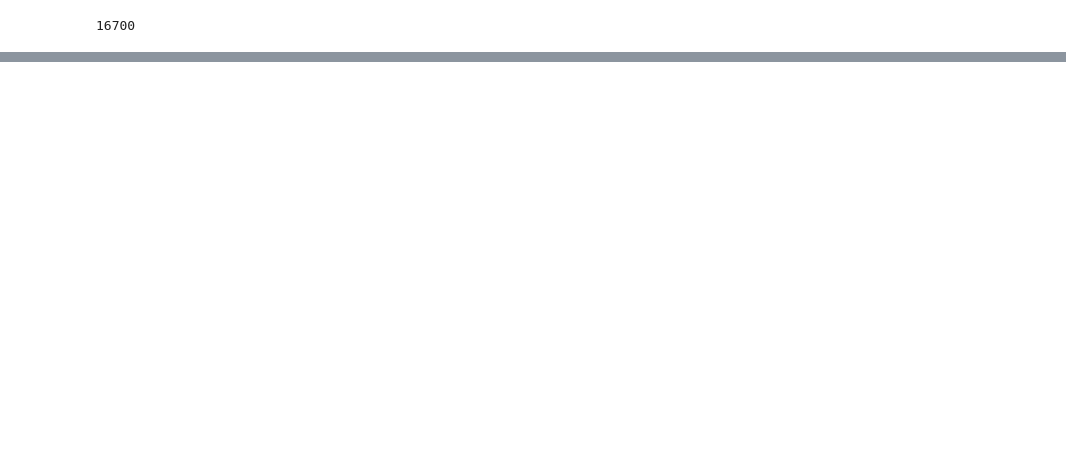
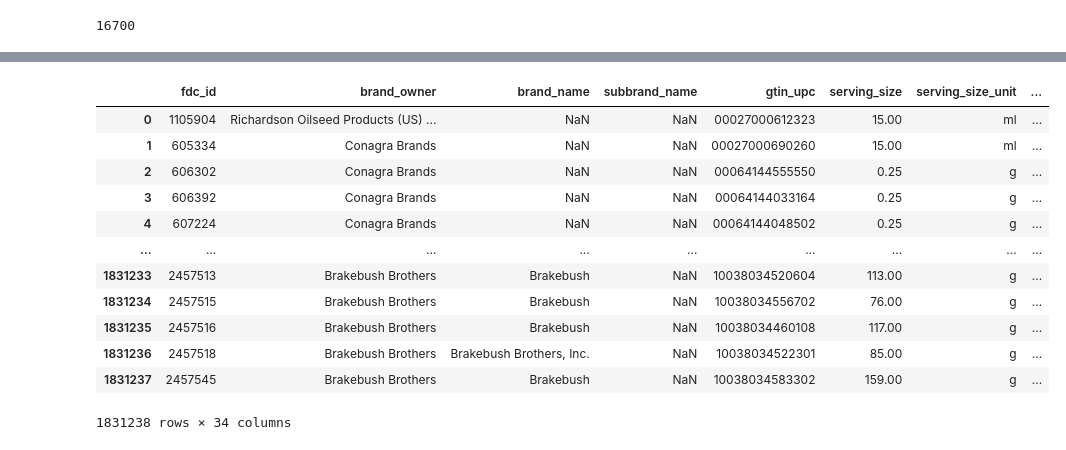
Before and after one commit to alexander-jensen/FDA-Data-Analysis, a Jupyter notebook: Branded Food Initial Data Analysis.ipynb, the cells around one changed output, grey strips where cells are left out. Drawn from its saved outputs; the diff is of its cells as text; code cells hidden in the pictures; blank space fills up the shorter version.

```diff
--- a/Branded Food Initial Data Analysis.ipynb
+++ b/Branded Food Initial Data Analysis.ipynb
@@ -124,3 +132,5 @@ branded_food = branded_food.drop(columns=['discontinued_date', 'preparation_stat
+# %%
+branded_food.gtin_upc = branded_food.gtin_upc.str.replace('-', '')
 # %% [markdown]
 ## Serving size cleaning
 # %%
@@ -993,0 +1155,16 @@ cat_df.to_csv('data/branded_food_categories.csv')
+# %%
+branded_food.drop(columns='ingredients')
+# %% [output]
+|  | fdc_id | brand_owner | brand_name | subbrand_name | gtin_upc | serving_size | serving_size_unit | ... |
+| 0 | 1105904 | Richardson Oilseed Products (US) ... | NaN | NaN | 00027000612323 | 15.00 | ml | ... |
+| 1 | 605334 | Conagra Brands | NaN | NaN | 00027000690260 | 15.00 | ml | ... |
+| 2 | 606302 | Conagra Brands | NaN | NaN | 00064144555550 | 0.25 | g | ... |
+| 3 | 606392 | Conagra Brands | NaN | NaN | 00064144033164 | 0.25 | g | ... |
+| 4 | 607224 | Conagra Brands | NaN | NaN | 00064144048502 | 0.25 | g | ... |
+| ... | ... | ... | ... | ... | ... | ... | ... | ... |
+| 1831233 | 2457513 | Brakebush Brothers | Brakebush | NaN | 10038034520604 | 113.00 | g | ... |
+| 1831234 | 2457515 | Brakebush Brothers | Brakebush | NaN | 10038034556702 | 76.00 | g | ... |
+| 1831235 | 2457516 | Brakebush Brothers | Brakebush | NaN | 10038034460108 | 117.00 | g | ... |
+| 1831236 | 2457518 | Brakebush Brothers | Brakebush Brothers, Inc. | NaN | 10038034522301 | 85.00 | g | ... |
+| 1831237 | 2457545 | Brakebush Brothers | Brakebush | NaN | 10038034583302 | 159.00 | g | ... |
+1831238 rows × 34 columns
```
Also changed, not shown: parts of 25 cells of this notebook.
